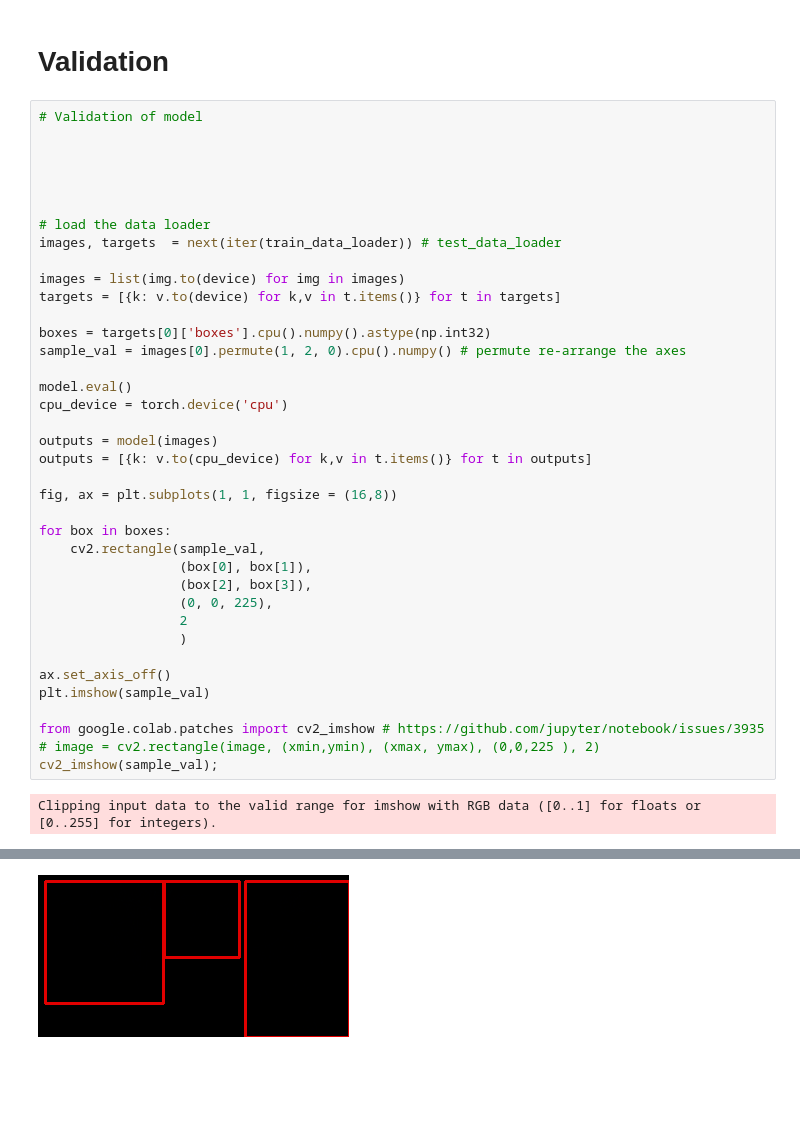
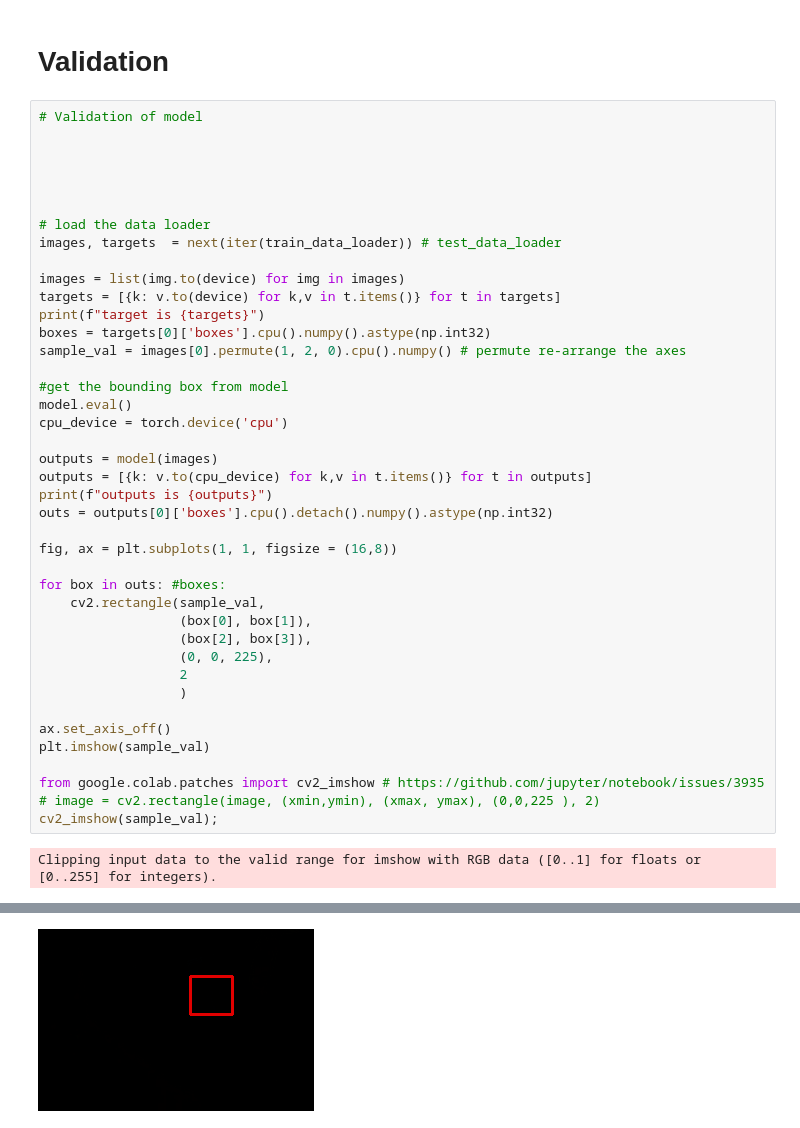
Before and after one commit to khanma1962/Fire_Detection_Fast_RCNN, a Jupyter notebook: Fire_Detection.ipynb, the cells around one changed output, grey strips where cells are left out. Saved outputs shown, nothing was run; the diff lists cells and outputs as text; blank space fills up the shorter version.

Commit message:
model.eval() works as expected

```diff
--- a/Fire_Detection.ipynb
+++ b/Fire_Detection.ipynb
@@ -599,19 +580,22 @@ images, targets  = next(iter(train_data_loader)) # test_data_loader
 
 images = list(img.to(device) for img in images)
 targets = [{k: v.to(device) for k,v in t.items()} for t in targets]
-
+print(f"target is {targets}")
 boxes = targets[0]['boxes'].cpu().numpy().astype(np.int32)
 sample_val = images[0].permute(1, 2, 0).cpu().numpy() # permute re-arrange the axes
 
+#get the bounding box from model
 model.eval()
 cpu_device = torch.device('cpu')
 
 outputs = model(images)
 outputs = [{k: v.to(cpu_device) for k,v in t.items()} for t in outputs]
+print(f"outputs is {outputs}")
+outs = outputs[0]['boxes'].cpu().detach().numpy().astype(np.int32)
 
 fig, ax = plt.subplots(1, 1, figsize = (16,8))
 
-for box in boxes:
+for box in outs: #boxes:
     cv2.rectangle(sample_val,
                   (box[0], box[1]),
                   (box[2], box[3]),
@@ -630 +623 @@ Clipping input data to the valid range for imshow with RGB data ([0..1] for floa
-[figure, old version]
+[figure, new version]
```
Also changed, not shown: parts of 10 cells of this notebook.
